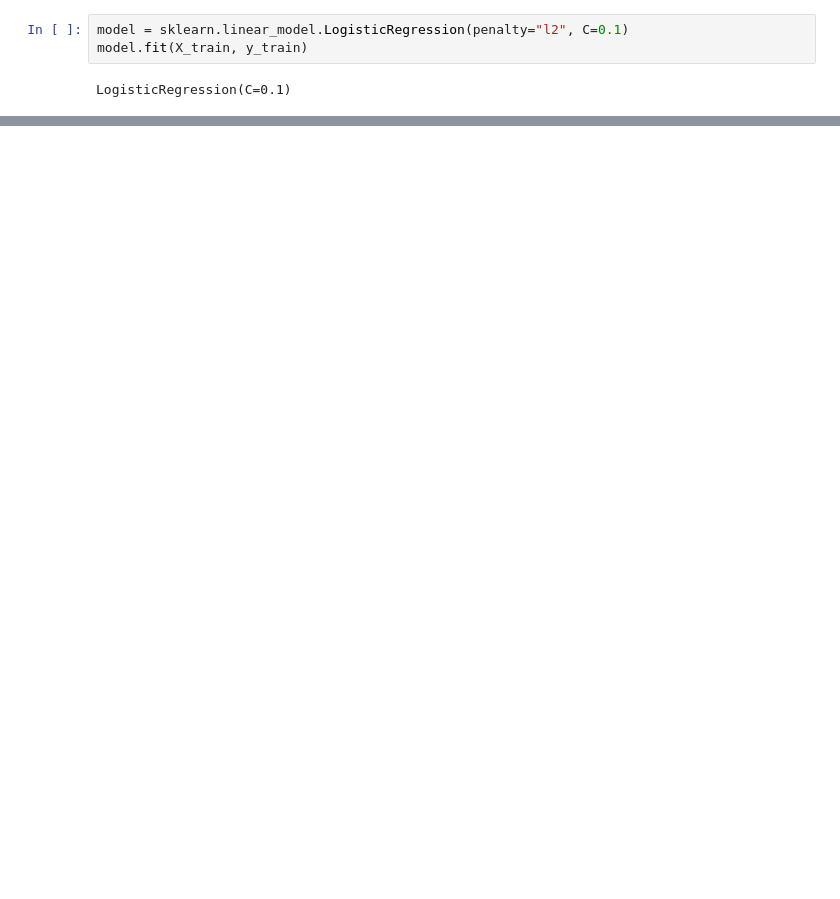
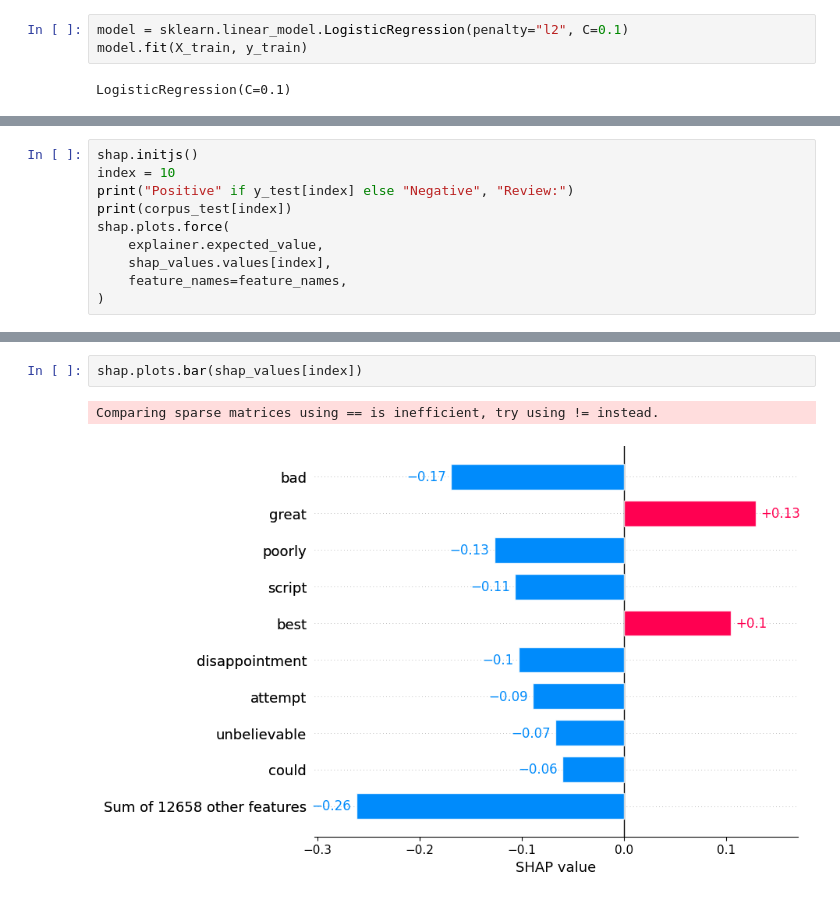
Before and after one commit to wideraHannes/SHAP-In-NLP, a Jupyter notebook: Sentiment/models/logisticREG.ipynb, the cells around one changed output, grey strips where cells are left out. Drawn from its saved outputs; the diff is of its cells as text; blank space fills up the shorter version.

```diff
--- a/Sentiment/models/logisticREG.ipynb
+++ b/Sentiment/models/logisticREG.ipynb
@@ -182,0 +217,10 @@ shap.plots.scatter(shap_values[:,1575,1])
+# %%
+shap.initjs()
+index = 10
+print("Positive" if y_test[index] else "Negative", "Review:")
+print(corpus_test[index])
+shap.plots.force(
+    explainer.expected_value,
+    shap_values.values[index],
+    feature_names=feature_names,
+)
@@ -182,0 +260,5 @@ shap.plots.scatter(shap_values[:,1575,1])
+# %%
+shap.plots.bar(shap_values[index])
+# %% [output]
+Comparing sparse matrices using == is inefficient, try using != instead.
+[figure, added]
```
Also changed, not shown: parts of 50 cells of this notebook, 3 other files.
